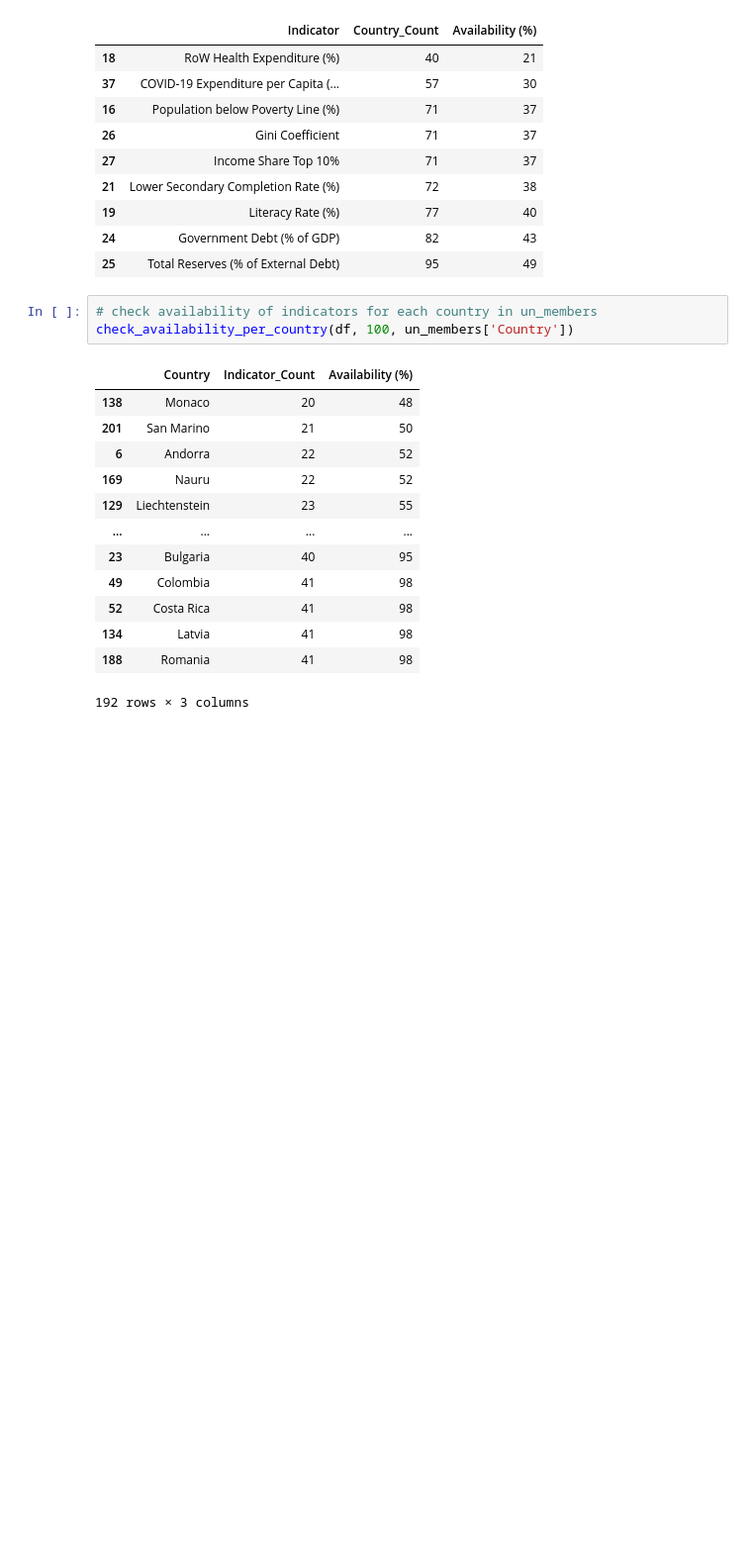
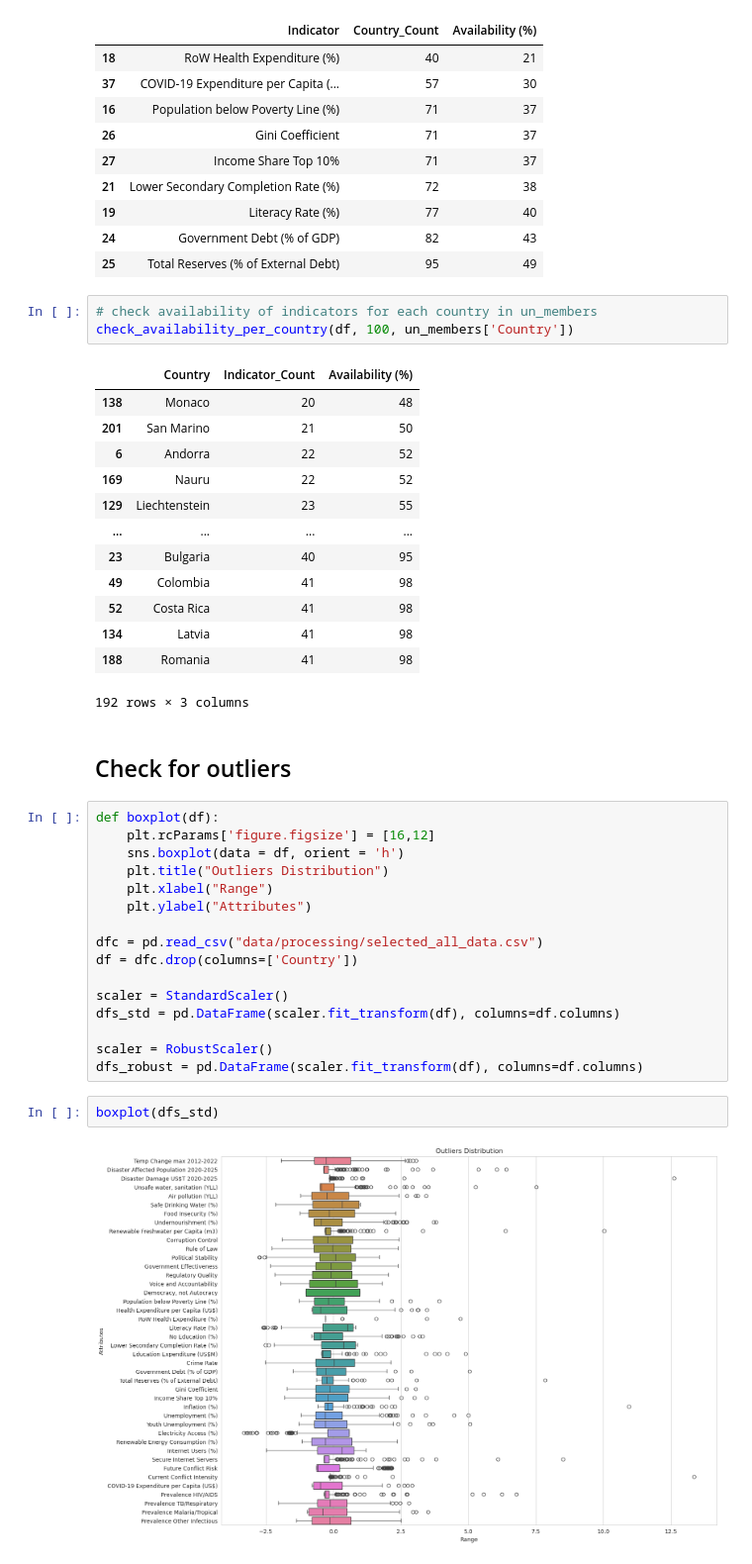
Before and after one commit to arth3mis/global-societal-endangerment-index, a Jupyter notebook: 2.2_data_selection.ipynb, the cells around one changed output. Shown at 99% size. Cells and saved outputs as stored; diff of their text form; blank space fills up the shorter version.

Commit message:
Add outlier analysis
Add categories.py for easier dataframe segmentation by sub-indicators

```diff
--- a/2.2_data_selection.ipynb
+++ b/2.2_data_selection.ipynb
@@ -153,3 +157,25 @@ check_availability_per_country(df, 100, un_members['Country'])
 | 134 | Latvia | 41 | 98 |
 | 188 | Romania | 41 | 98 |
 192 rows × 3 columns
+# %% [markdown]
+## Check for outliers
+# %%
+def boxplot(df):
+    plt.rcParams['figure.figsize'] = [16,12]
+    sns.boxplot(data = df, orient = 'h')
+    plt.title("Outliers Distribution")
+    plt.xlabel("Range")
+    plt.ylabel("Attributes")
+
+dfc = pd.read_csv("data/processing/selected_all_data.csv")
+df = dfc.drop(columns=['Country'])
+
+scaler = StandardScaler()
+dfs_std = pd.DataFrame(scaler.fit_transform(df), columns=df.columns)
+
+scaler = RobustScaler()
+dfs_robust = pd.DataFrame(scaler.fit_transform(df), columns=df.columns)
+# %%
+boxplot(dfs_std)
+# %% [output]
+[figure, added]
```
Also changed, not shown: parts of 9 cells of this notebook, 2 other files.
